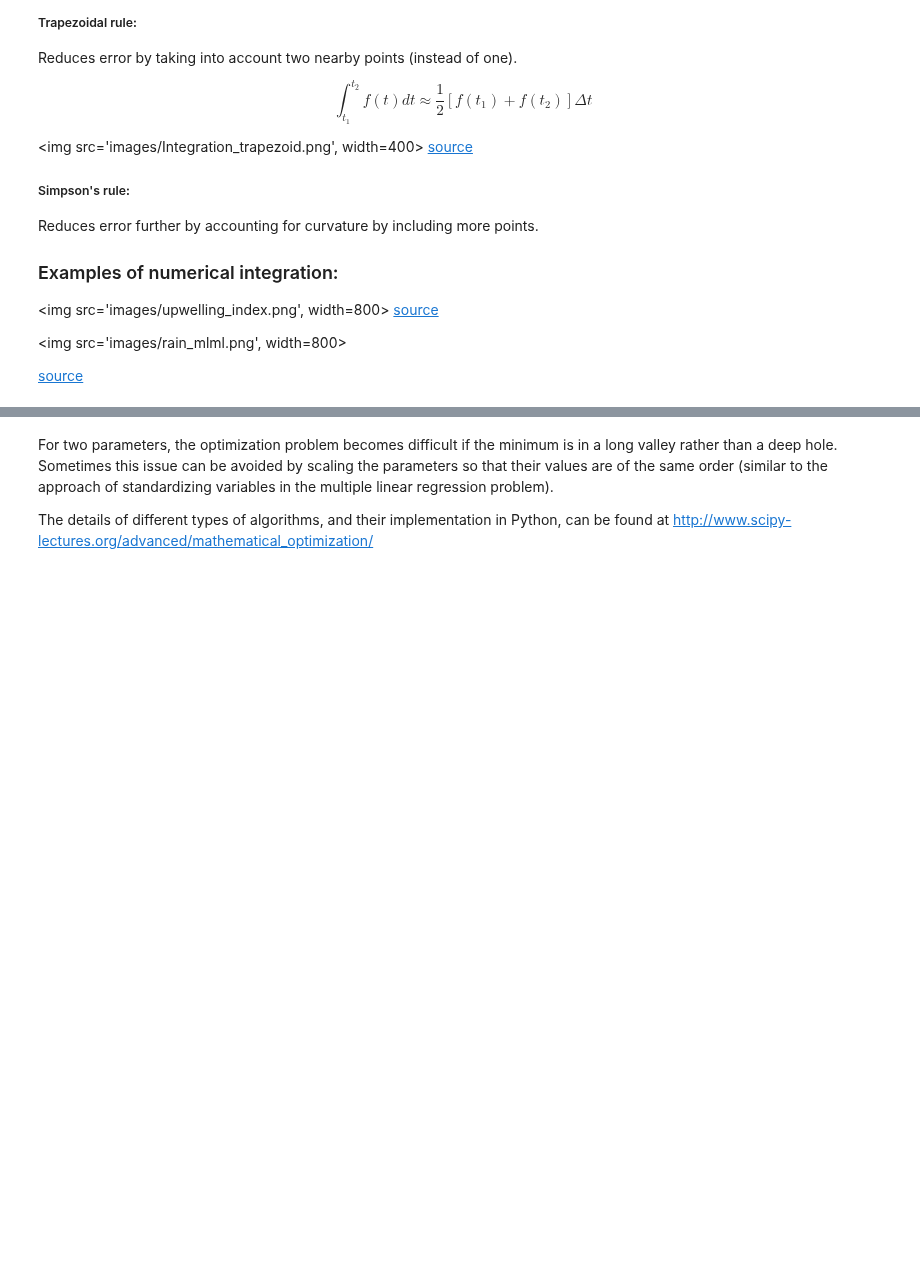
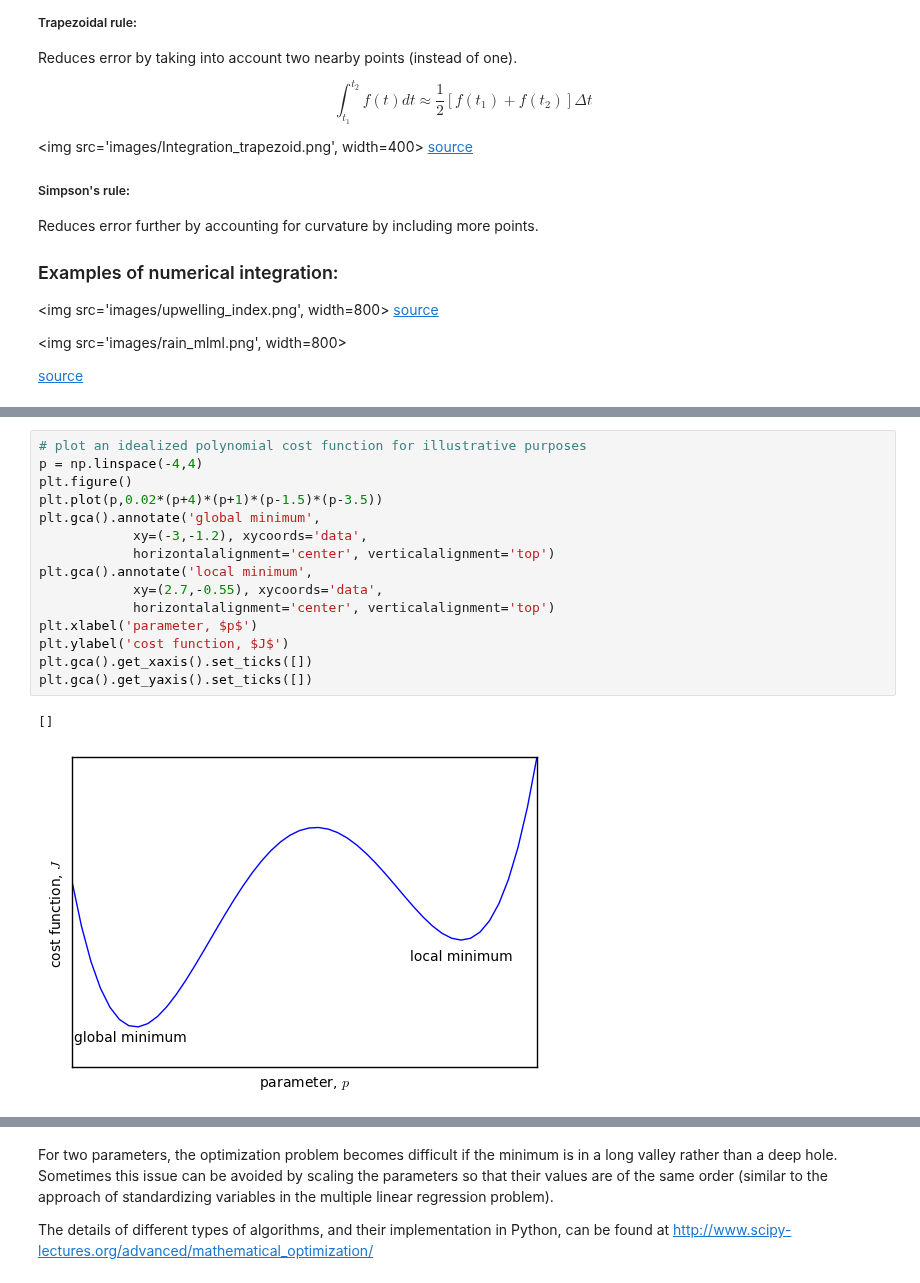
Before and after one commit to mlmldata2020/course-notes, a Jupyter notebook: week06a-interpolation-derivatives-integrals.ipynb, the cells around one changed output, grey strips where cells are left out. Cells and saved outputs as stored; diff of their text form; blank space fills up the shorter version.

```diff
--- a/week06a-interpolation-derivatives-integrals.ipynb
+++ b/week06a-interpolation-derivatives-integrals.ipynb
@@ -184,0 +212,18 @@ If there are two unknown parameters he cost function can be visualized as a topo
+# %%
+# plot an idealized polynomial cost function for illustrative purposes
+p = np.linspace(-4,4)
+plt.figure()
+plt.plot(p,0.02*(p+4)*(p+1)*(p-1.5)*(p-3.5))
+plt.gca().annotate('global minimum',
+            xy=(-3,-1.2), xycoords='data',
+            horizontalalignment='center', verticalalignment='top')
+plt.gca().annotate('local minimum',
+            xy=(2.7,-0.55), xycoords='data',
+            horizontalalignment='center', verticalalignment='top')
+plt.xlabel('parameter, $p$')
+plt.ylabel('cost function, $J$')
+plt.gca().get_xaxis().set_ticks([])
+plt.gca().get_yaxis().set_ticks([])
+# %% [output]
+[]
+[figure, added]
```
Also changed, not shown: parts of 4 cells of this notebook.
